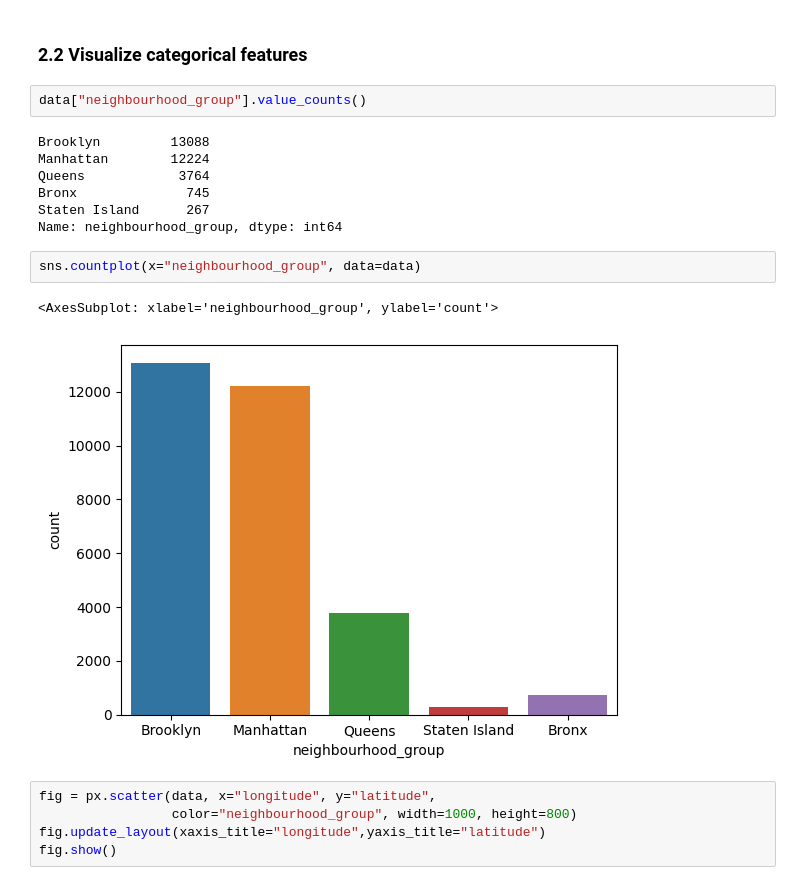
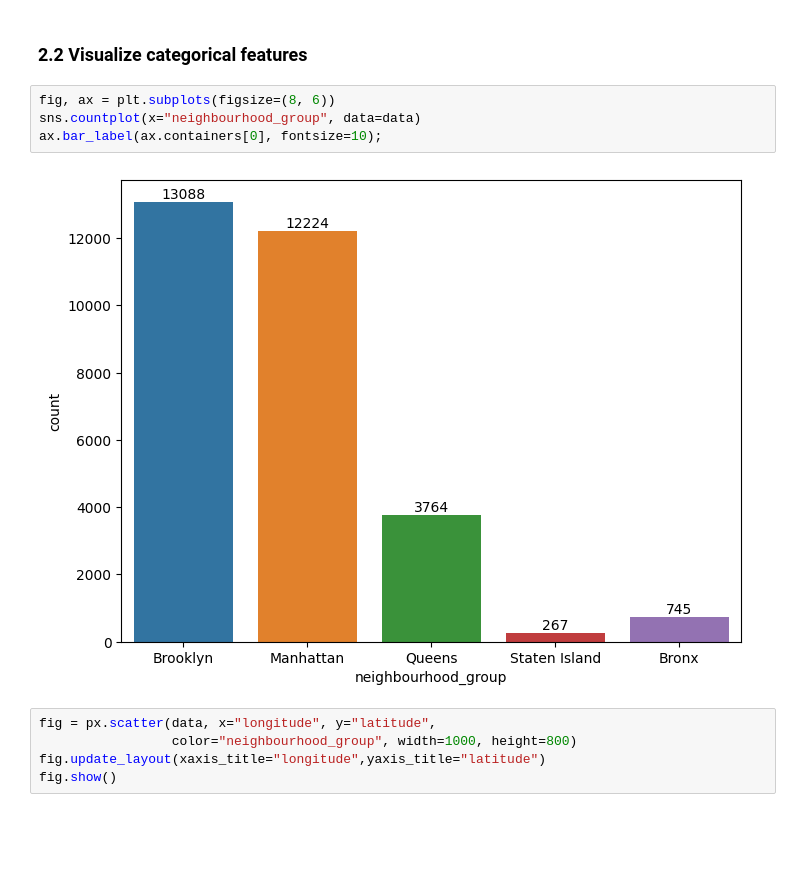
Before and after one commit to zhongyanmin/data-analysis, a Jupyter notebook: New York City Airbnb/main.ipynb, the cells around one changed output. Cells and saved outputs as stored; diff of their text form; blank space fills up the shorter version.

```diff
--- a/New York City Airbnb/main.ipynb
+++ b/New York City Airbnb/main.ipynb
@@ -167,20 +162,12 @@ sns.heatmap(data[numeric_features].corr(), annot=True)
 [figure]
 # %% [markdown]
 ### 2.2 Visualize categorical features
-# %%
-data["neighbourhood_group"].value_counts()
-# %% [output]
-Brooklyn         13088
-Manhattan        12224
-Queens            3764
-Bronx              745
-Staten Island      267
-Name: neighbourhood_group, dtype: int64
-# %%
-sns.countplot(x="neighbourhood_group", data=data)
-# %% [output]
-<AxesSubplot: xlabel='neighbourhood_group', ylabel='count'>
-[figure, removed]
+# %%
+fig, ax = plt.subplots(figsize=(8, 6))
+sns.countplot(x="neighbourhood_group", data=data)
+ax.bar_label(ax.containers[0], fontsize=10);
+# %% [output]
+[figure, added]
 # %%
 fig = px.scatter(data, x="longitude", y="latitude",
                  color="neighbourhood_group", width=1000, height=800)
```
Also changed, not shown: parts of 15 cells of this notebook.
